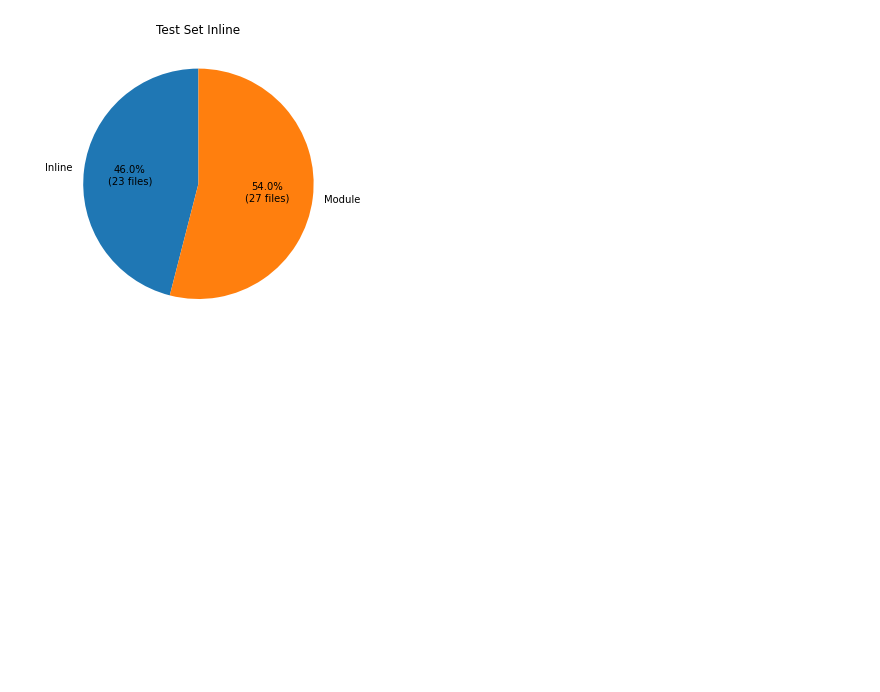
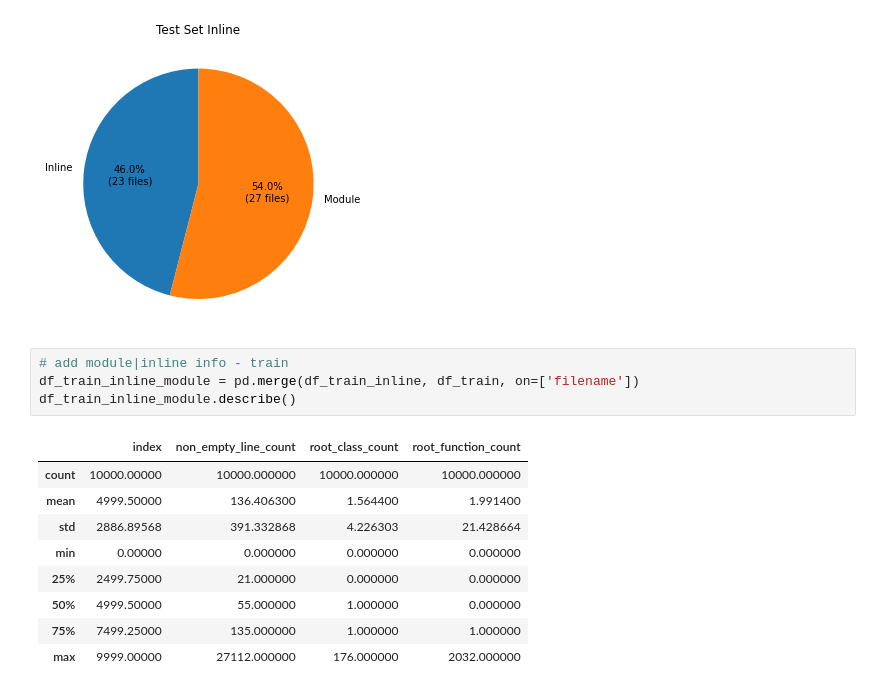
Before and after one commit to UoA-CS760/autocomplete-predictor, a Jupyter notebook: data/train_file_analysis.ipynb, the cells around one changed output. Saved outputs shown, nothing was run; the diff lists cells and outputs as text; blank space fills up the shorter version.

```diff
--- a/data/train_file_analysis.ipynb
+++ b/data/train_file_analysis.ipynb
@@ -388,3 +358,17 @@ plot_inline(df_test_inline, 'Test Set Inline')
 # %% [output]
 [figure]
 [figure]
+# %%
+# add module|inline info - train
+df_train_inline_module = pd.merge(df_train_inline, df_train, on=['filename'])
+df_train_inline_module.describe()
+# %% [output]
+|  | index | non_empty_line_count | root_class_count | root_function_count |
+| count | 10000.00000 | 10000.000000 | 10000.000000 | 10000.000000 |
+| mean | 4999.50000 | 136.406300 | 1.564400 | 1.991400 |
+| std | 2886.89568 | 391.332868 | 4.226303 | 21.428664 |
+| min | 0.00000 | 0.000000 | 0.000000 | 0.000000 |
+| 25% | 2499.75000 | 21.000000 | 0.000000 | 0.000000 |
+| 50% | 4999.50000 | 55.000000 | 1.000000 | 0.000000 |
+| 75% | 7499.25000 | 135.000000 | 1.000000 | 1.000000 |
+| max | 9999.00000 | 27112.000000 | 176.000000 | 2032.000000 |
```
Also changed, not shown: parts of 4 cells of this notebook, 6 other files.
